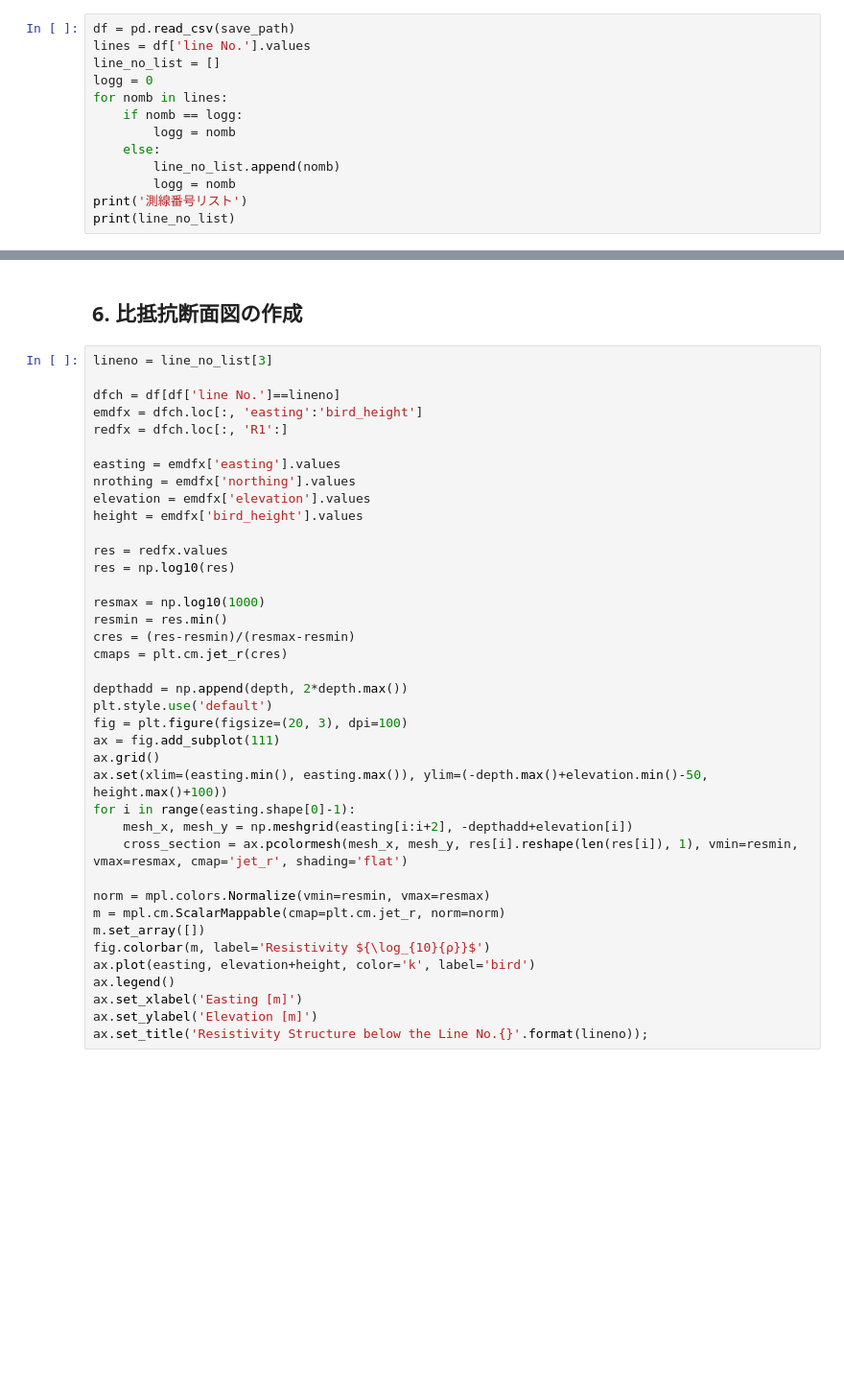
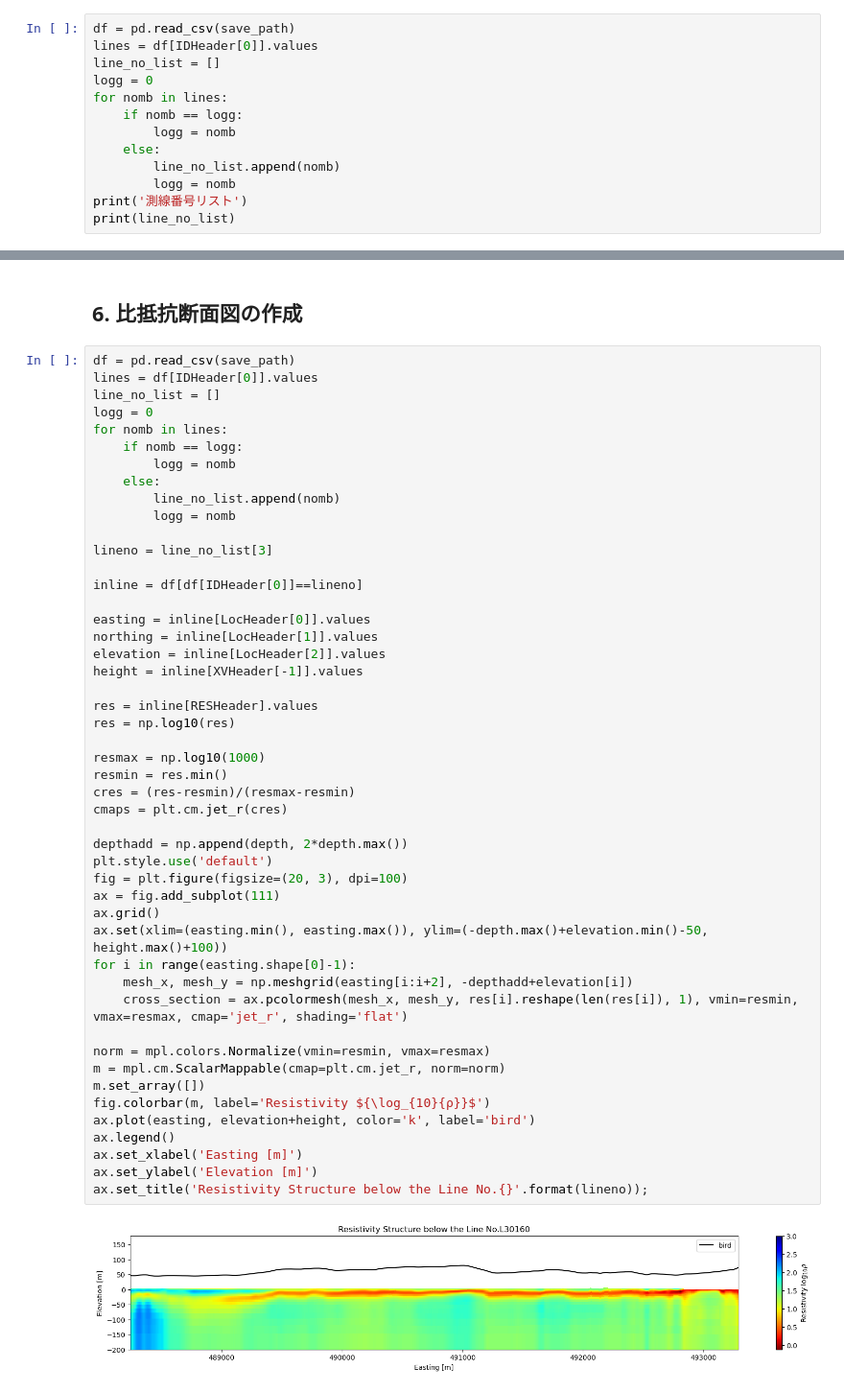
Before and after one commit to WasedaGeophysics/DLXEM, a Jupyter notebook: core/resolve_unit/DNN_RESOLVE.ipynb, the cells around one changed output, grey strips where cells are left out. Shown at 96% size. Cells and saved outputs as stored; diff of their text form; blank space fills up the shorter version.

```diff
--- a/core/resolve_unit/DNN_RESOLVE.ipynb
+++ b/core/resolve_unit/DNN_RESOLVE.ipynb
@@ -370,6 +393,6 @@ else:
 # %%
 df = pd.read_csv(save_path)
-lines = df['line No.'].values
+lines = df[IDHeader[0]].values
 line_no_list = []
 logg = 0
 for nomb in lines:
@@ -383,41 +409,52 @@ print(line_no_list)
 # %% [markdown]
 ## 6. 比抵抗断面図の作成
 # %%
+df = pd.read_csv(save_path)
+lines = df[IDHeader[0]].values
+line_no_list = []
+logg = 0
+for nomb in lines:
+    if nomb == logg:
+        logg = nomb
+    else:
+        line_no_list.append(nomb)
+        logg = nomb
+
 lineno = line_no_list[3]
 
-dfch = df[df['line No.']==lineno]
-emdfx = dfch.loc[:, 'easting':'bird_height']
-redfx = dfch.loc[:, 'R1':]
+inline = df[df[IDHeader[0]]==lineno]
 
-easting = emdfx['easting'].values
-nrothing = emdfx['northing'].values
-elevation = emdfx['elevation'].values
-height = emdfx['bird_height'].values
+easting = inline[LocHeader[0]].values
+northing = inline[LocHeader[1]].values
+elevation = inline[LocHeader[2]].values
+height = inline[XVHeader[-1]].values
 
-res = redfx.values
+res = inline[RESHeader].values
 res = np.log10(res)
 
 resmax = np.log10(1000)
 resmin = res.min()
 cres = (res-resmin)/(resmax-resmin)
 cmaps = plt.cm.jet_r(cres)
 
 depthadd = np.append(depth, 2*depth.max())
 plt.style.use('default')
 fig = plt.figure(figsize=(20, 3), dpi=100)
 ax = fig.add_subplot(111)
 ax.grid()
 ax.set(xlim=(easting.min(), easting.max()), ylim=(-depth.max()+elevation.min()-50, height.max()+100))
 for i in range(easting.shape[0]-1):
     mesh_x, mesh_y = np.meshgrid(easting[i:i+2], -depthadd+elevation[i])
     cross_section = ax.pcolormesh(mesh_x, mesh_y, res[i].reshape(len(res[i]), 1), vmin=resmin, vmax=resmax, cmap='jet_r', shading='flat')
 
 norm = mpl.colors.Normalize(vmin=resmin, vmax=resmax)
 m = mpl.cm.ScalarMappable(cmap=plt.cm.jet_r, norm=norm)
 m.set_array([])
 fig.colorbar(m, label='Resistivity ${\log_{10}{ρ}}$')
 ax.plot(easting, elevation+height, color='k', label='bird')
 ax.legend()
 ax.set_xlabel('Easting [m]')
 ax.set_ylabel('Elevation [m]')
 ax.set_title('Resistivity Structure below the Line No.{}'.format(lineno));
+# %% [output]
+[figure, added]
```
Also changed, not shown: parts of 18 cells of this notebook, 4 other files.
